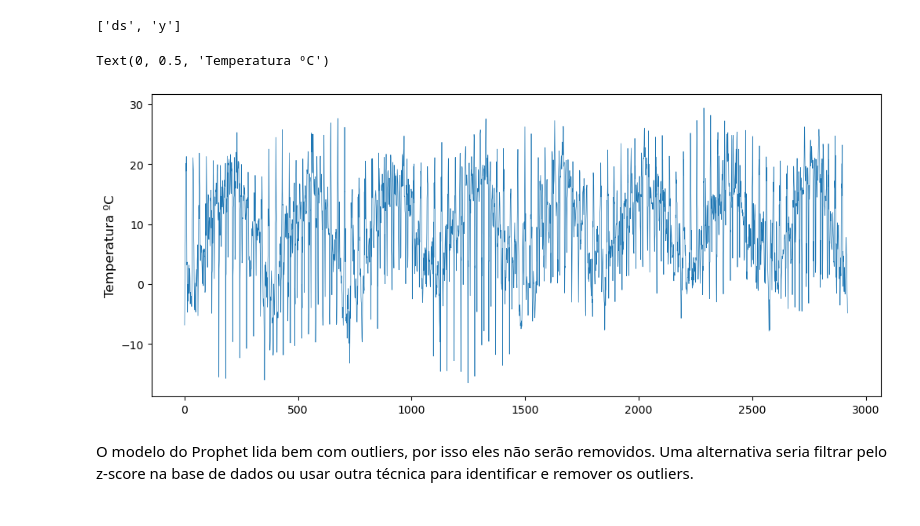
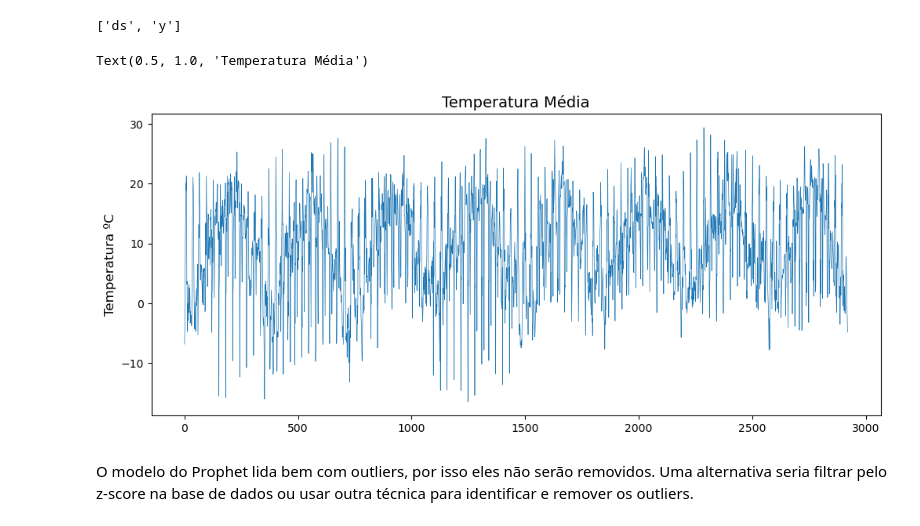
Before and after one commit to marcosmorais94/climate_forecast, a Jupyter notebook: climate_forecast_ml.ipynb, the cells around one changed output. Drawn from its saved outputs; the diff is of its cells as text; code cells hidden in the pictures.

```diff
--- a/climate_forecast_ml.ipynb
+++ b/climate_forecast_ml.ipynb
@@ -349,16 +349,19 @@ list(df_modelo.columns)
 # %%
 # Plot com a série temporal
 # Ajuste no tamanho do gráfico
 fig, ax = plt.subplots(figsize=(12, 5))
 
 # Cria plot
 df_modelo['y'].plot(linewidth=0.5)
 
 # Define nomes dos eixos X e Y
 plt.ylabel('Temperatura ºC', fontsize = 12)
+
+# Define título
+plt.title('Temperatura Média', fontsize = 14)
 # %% [output]
-Text(0, 0.5, 'Temperatura ºC')
+Text(0.5, 1.0, 'Temperatura Média')
-[figure, old version]
+[figure, new version]
 # %% [markdown]
 O modelo do Prophet lida bem com outliers, por isso eles não serão removidos. Uma alternativa seria filtrar pelo z-score na base de dados ou usar outra técnica para identificar e remover os outliers.
 # %% [markdown]
```
Also changed, not shown: parts of 15 cells of this notebook.
